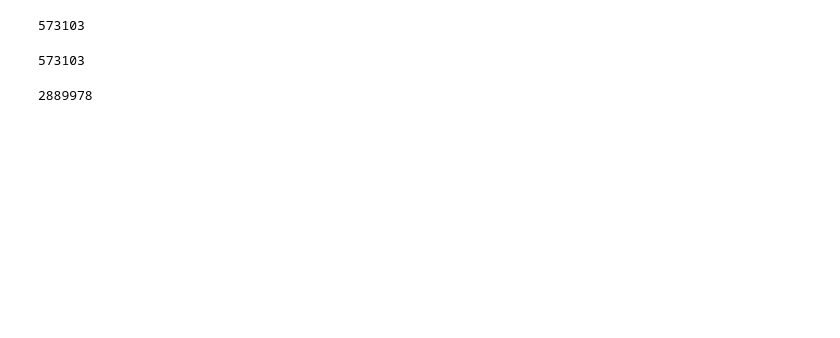
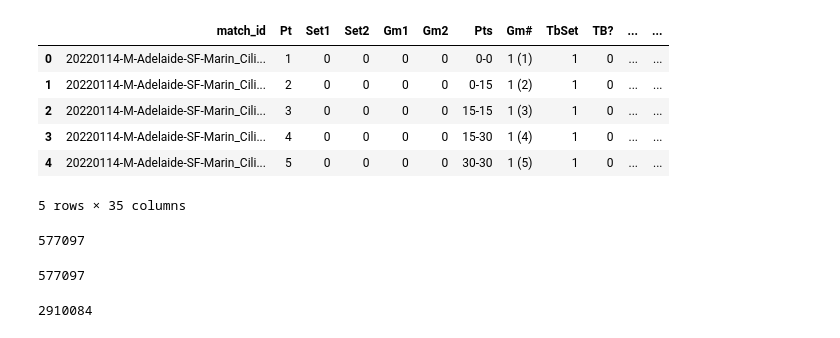
Before and after one commit to anjuiiita/Racket_notebook, a Jupyter notebook: Feature_extraction.ipynb, the cells around one changed output. Saved outputs shown, nothing was run; the diff lists cells and outputs as text; code cells hidden in the pictures; blank space fills up the shorter version.

```diff
--- a/Feature_extraction.ipynb
+++ b/Feature_extraction.ipynb
@@ -8,8 +9,64 @@ import seaborn as sns
 # %%
 
-df_raw = pd.read_csv('https://raw.githubusercontent.com/JeffSackmann/tennis_MatchChartingProject/master/charting-m-points.csv', encoding = "ISO-8859-1", dtype='unicode')
+df_raw = pd.read_csv('charting-m-points.csv', encoding = "ISO-8859-1", dtype='unicode')
+# %%
+df_matches = pd.read_csv('charting-m-matches.csv', encoding = "ISO-8859-1", quotechar=None, quoting=3)
 # %%
 df = df_raw
+# %%
+df_temp = df['match_id'].str.split("-")
+first_player = []
+second_player = []
+
+for i, match in enumerate(df_temp):
+    first_player.append(match[4].replace('_', ' ').strip())
+    second_player.append(match[5].replace('_', ' ').strip())
+
+df['first_player'] = first_player
+df['second_player'] = second_player
+# %%
+P1_hand = []
+P2_hand = []
+players = {}
+date_dict = {}
+for index, row in df_matches.iterrows():
+    players[row['Player 1']] = row['Pl 1 hand']
+    players[row['Player 2']] = row['Pl 2 hand']
+    row['Date'] = str(row['Date'])
+    date_dict[row['match_id']] = row['Date'][:4]+'/'+ row['Date'][4:6] + '/' + row['Date'][6:]
+
+player_hands = []
+player_hands2 = []
+date_list = []
+for index, row in df.iterrows():
+    p1 = row['first_player'].replace('_', ' ')
+    p2 = row['second_player'].replace('_', ' ')
+    if p1 in players:
+        player_hands.append(players[p1])
+    else:
+        player_hands.append('R')
+    if p2 in players:
+        player_hands2.append(players[p2])
+    else:
+        player_hands2.append('R')
+    if row['match_id'] in date_dict:
+        date_list.append(date_dict[row['match_id']])
+    else:
+        date_list.append(None)
+
+df['P1_hand'] = player_hands
+df['P2_hand'] = player_hands2
+df['Date'] = date_list
+
+df.head(5)
+# %% [output]
+|  | match_id | Pt | Set1 | Set2 | Gm1 | Gm2 | Pts | Gm# | TbSet | TB? | ... | ... |
+| 0 | 20220114-M-Adelaide-SF-Marin_Cili... | 1 | 0 | 0 | 0 | 0 | 0-0 | 1 (1) | 1 | 0 | ... | ... |
+| 1 | 20220114-M-Adelaide-SF-Marin_Cili... | 2 | 0 | 0 | 0 | 0 | 0-15 | 1 (2) | 1 | 0 | ... | ... |
+| 2 | 20220114-M-Adelaide-SF-Marin_Cili... | 3 | 0 | 0 | 0 | 0 | 15-15 | 1 (3) | 1 | 0 | ... | ... |
+| 3 | 20220114-M-Adelaide-SF-Marin_Cili... | 4 | 0 | 0 | 0 | 0 | 15-30 | 1 (4) | 1 | 0 | ... | ... |
+| 4 | 20220114-M-Adelaide-SF-Marin_Cili... | 5 | 0 | 0 | 0 | 0 | 30-30 | 1 (5) | 1 | 0 | ... | ... |
+5 rows × 35 columns
 # %%
 tennis_serve_direction = {'4':'out wide',
                    '5':'body',
@@ -121,17 +178,17 @@ print(len(all_serve_pieces))
 df['serve_pieces'] = all_serve_pieces
 df['first_serve'] = first_serve_list
 # %% [output]
-573103
+577097
 # %%
 print(len(df))
 # %% [output]
-573103
+577097
 # %%
 df = df.explode('serve_pieces')
 # %%
 print(len(df))
 # %% [output]
-2889978
+2910084
 # %%
 serve_faults = []
 serve_direction = []
```
Also changed, not shown: parts of 4 cells of this notebook, 3 other files.
